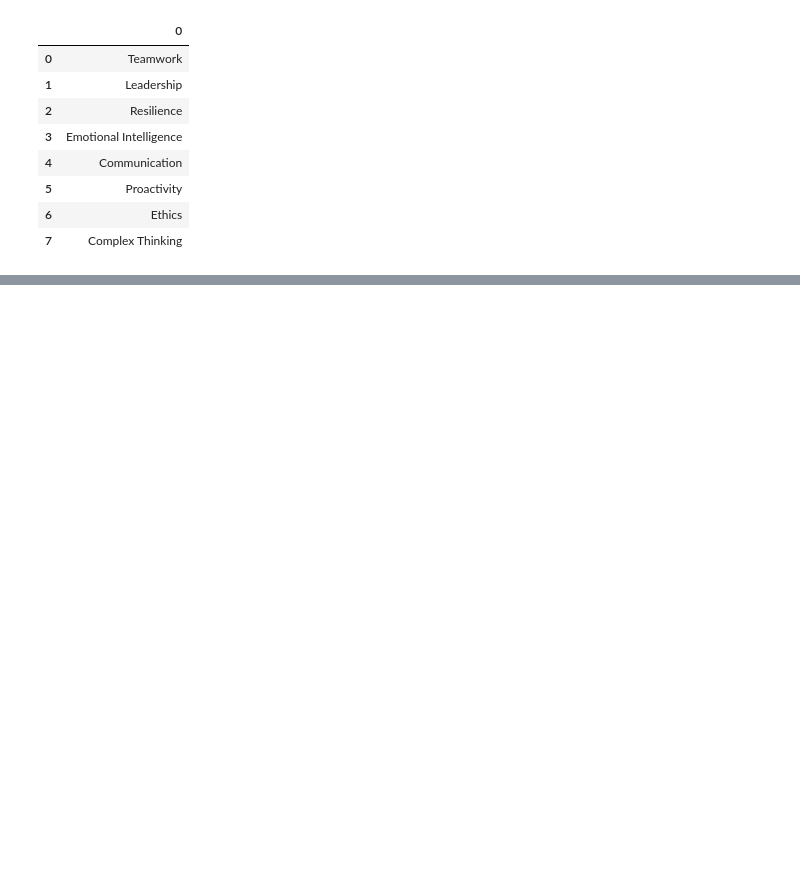
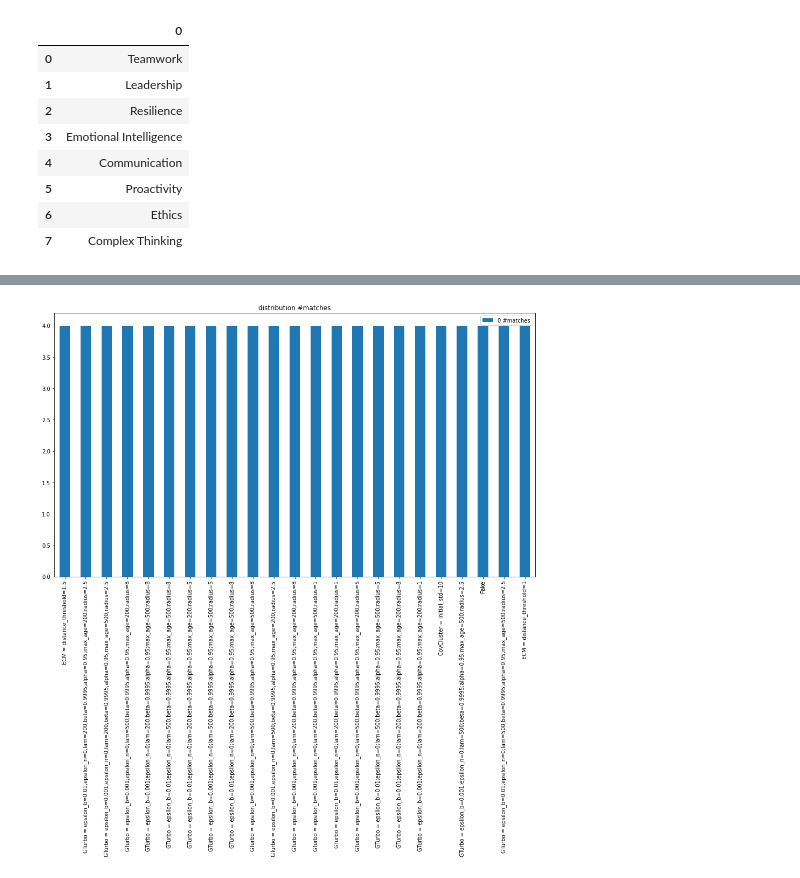
Before and after one commit to SyNthw8ve/Trigger-AI, a Jupyter notebook: compare.ipynb, the cells around one changed output, grey strips where cells are left out. Saved outputs shown, nothing was run; the diff lists cells and outputs as text; code cells hidden in the pictures; blank space fills up the shorter version.

```diff
--- a/compare.ipynb
+++ b/compare.ipynb
@@ -283,0 +292,86 @@ for operations_file in operations_files[:1]:
+# %%
+
+for operations_file in operations_files[:1]:
+
+    name_to_matches_metrics = operations_file_to_name_to_matches_metrics[operations_file.full_path]
+
+    distribution_fake_matches_score_range = name_to_matches_metrics["Fake"]["distribution matches score range"]
+
+    good_by_cluster_and_bin: Dict[str, None] = {}
+
+    if len(distribution_fake_matches_score_range) != 0:
+        bin_deviation_scores = []
+        bin_deviation_scores_df = pd.DataFrame(index=list(good_by_cluster_metrics))
+
+        for clusterer in good_by_cluster_metrics:
+            other_distribution_matches_score_range = name_to_matches_metrics[clusterer]["distribution matches score range"]
+            bin_dev_score = bin_deviation_score(other_distribution_matches_score_range, distribution_fake_matches_score_range)
+            bin_deviation_scores.append(bin_dev_score)
+
+        bin_deviation_scores_df["Bin Deviation Score"] = bin_deviation_scores
+
+        n = 10
+        bin_deviation_scores_series = bin_deviation_scores_df["Bin Deviation Score"].sort_values(ascending=False).head(n)
+        bin_deviation_scores_series = bin_deviation_scores_series.append(pd.Series([bin_deviation_scores_df["Bin Deviation Score"]["Fake"]], index=["Fake"]))
+
+        plot = bin_deviation_scores_df.plot(kind='bar', figsize=(16,9))
+        plot.set_title("Bin Deviation Score")
+        plt.show()
+
+        for name in bin_deviation_scores_series.index:
+            good_by_cluster_and_bin[name] = None
+
+    else:
+        good_by_cluster_and_bin = good_by_cluster_metrics
+
+
+    matches_metric_df = pd.DataFrame(index=list(good_by_cluster_and_bin.keys()))
+
+    for matches_metric in matches_metrics:
+        if matches_metric.find("distribution") != -1:
+            fake_metric_distribution = name_to_matches_metrics["Fake"][matches_metric]
+
+            for _range in fake_metric_distribution:
+                matches_metric_df[matches_metric.replace("distribution", _range)] = [
+                    name_to_matches_metrics[name][matches_metric][_range]
+                    for name in good_by_cluster_and_bin
+                ]
+        else:
+            matches_metric_df[matches_metric] = [
+                name_to_matches_metrics[name][matches_metric]
+                for name in good_by_cluster_and_bin
+            ]
+
+    for matches_metric in matches_metrics:
+        if matches_metric.find("distribution") != -1:
+            fake_metric_distribution: Dict[str, int] = name_to_matches_metrics["Fake"][matches_metric]
+
+            if len(fake_metric_distribution) == 0:
+                continue
+
+            names = [matches_metric.replace("distribution", _range) for _range in fake_metric_distribution]
+
+            z = matches_metric_df[names]
+
+            v = [
+                matches_metric_df[name]["Fake"]
+                for name in names
+            ]
+
+            df = pd.DataFrame([v], columns = names, index=["Fake"])
+
+            z = z.append(df)
+
+            plot = z.plot(kind='bar', figsize=(16,9))
+            plot.set_title(matches_metric)
+            plt.show()
+        else:
+
+            z = matches_metric_df[matches_metric]
+            z = z.sort_values(ascending=False).head(n)
+            z = z.append(pd.Series([matches_metric_df[matches_metric]["Fake"]], index=["Fake"]))
+            plot = z.plot(kind='bar', figsize=(16,9))
+            plot.set_title(matches_metric)
+            plt.show()
+# %% [output]
+[figure, added]
```
Also changed, not shown: parts of 5 cells of this notebook, 8 other files.
